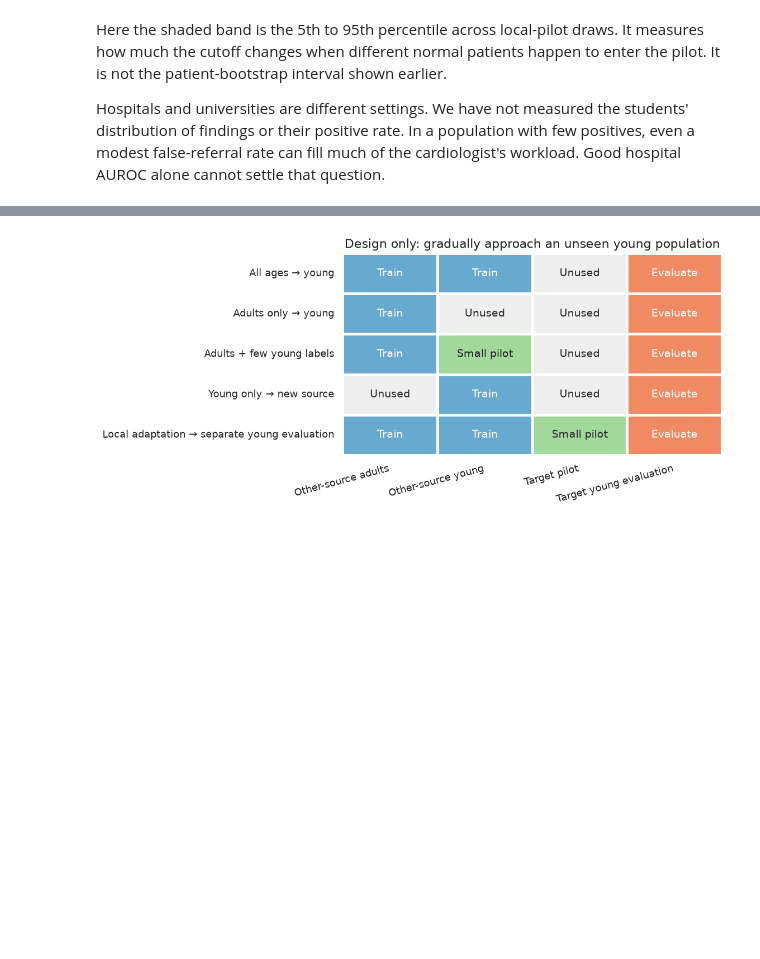
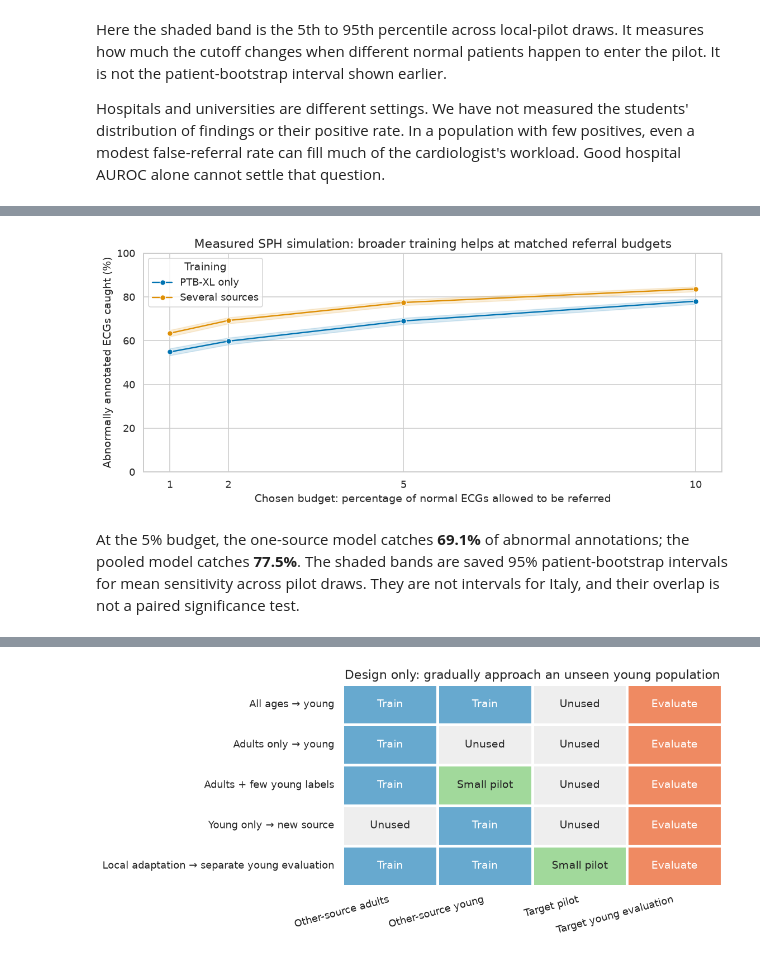
Before and after one commit to Janet16180/ecg-cardiopathy-detection, a Jupyter notebook: notebooks/11-jr-unseen-populations.ipynb, the cells around one changed output, grey strips where cells are left out. Drawn from its saved outputs; the diff is of its cells as text; code cells hidden in the pictures; blank space fills up the shorter version.

```diff
--- a/notebooks/11-jr-unseen-populations.ipynb
+++ b/notebooks/11-jr-unseen-populations.ipynb
@@ -368,0 +391,26 @@ can fill much of the cardiologist's workload. Good hospital AUROC alone cannot s
+# %%
+budget_results = budget_comparison(pilot)
+sns.lineplot(data=budget_results, x='Budget (%)', y='Caught (%)', hue='Training',
+             marker='o', errorbar=None)
+palette = dict(zip(['PTB-XL only', 'Several sources'], sns.color_palette()[:2], strict=True))
+for training, group in budget_results.groupby('Training', sort=False):
+    plt.fill_between(group['Budget (%)'], group['Low'], group['High'],
+                     color=palette[training], alpha=0.15)
+plt.xticks([1, 2, 5, 10])
+plt.ylim(0, 100)
+plt.xlabel('Chosen budget: percentage of normal ECGs allowed to be referred')
+plt.ylabel('Abnormally annotated ECGs caught (%)')
+plt.title('Measured SPH simulation: broader training helps at matched referral budgets')
+plt.tight_layout()
+plt.show()
+at_five = budget_results[budget_results['Budget (%)'].eq(5)].set_index('Training')
+display(Markdown(
+    f"At the 5% budget, the one-source model catches **{at_five.loc['PTB-XL only', 'Caught (%)']:.1f}%** "
+    "of abnormal annotations; the pooled model catches "
+    f"**{at_five.loc['Several sources', 'Caught (%)']:.1f}%**. "
+    "The shaded bands are saved 95% patient-bootstrap intervals for mean sensitivity across pilot draws. "
+    "They are not intervals for Italy, and their overlap is not a paired significance test."
+))
+# %% [output]
+[figure, added]
+At the 5% budget, the one-source model catches **69.1%** of abnormal annotations; the pooled model catches **77.5%**. The shaded bands are saved 95% patient-bootstrap intervals for mean sensitivity across pilot draws. They are not intervals for Italy, and their overlap is not a paired significance test.
```
Also changed, not shown: parts of 11 cells of this notebook, 3 other files.
